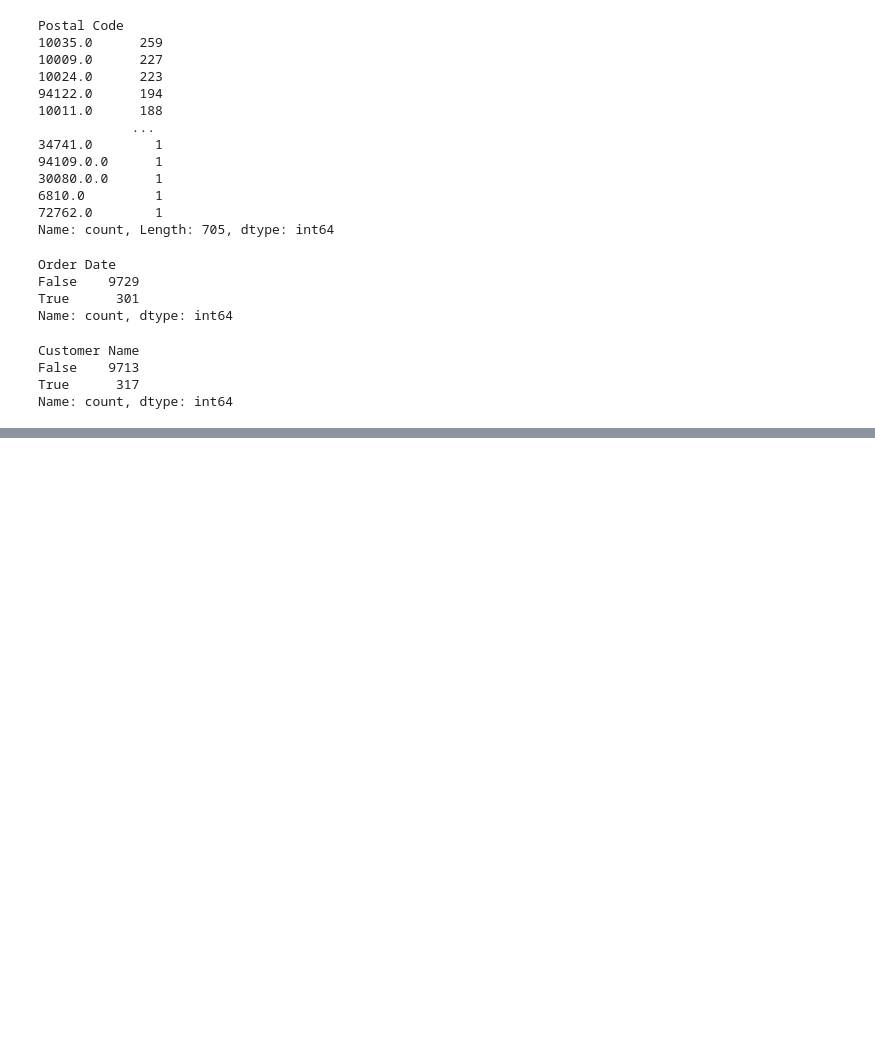
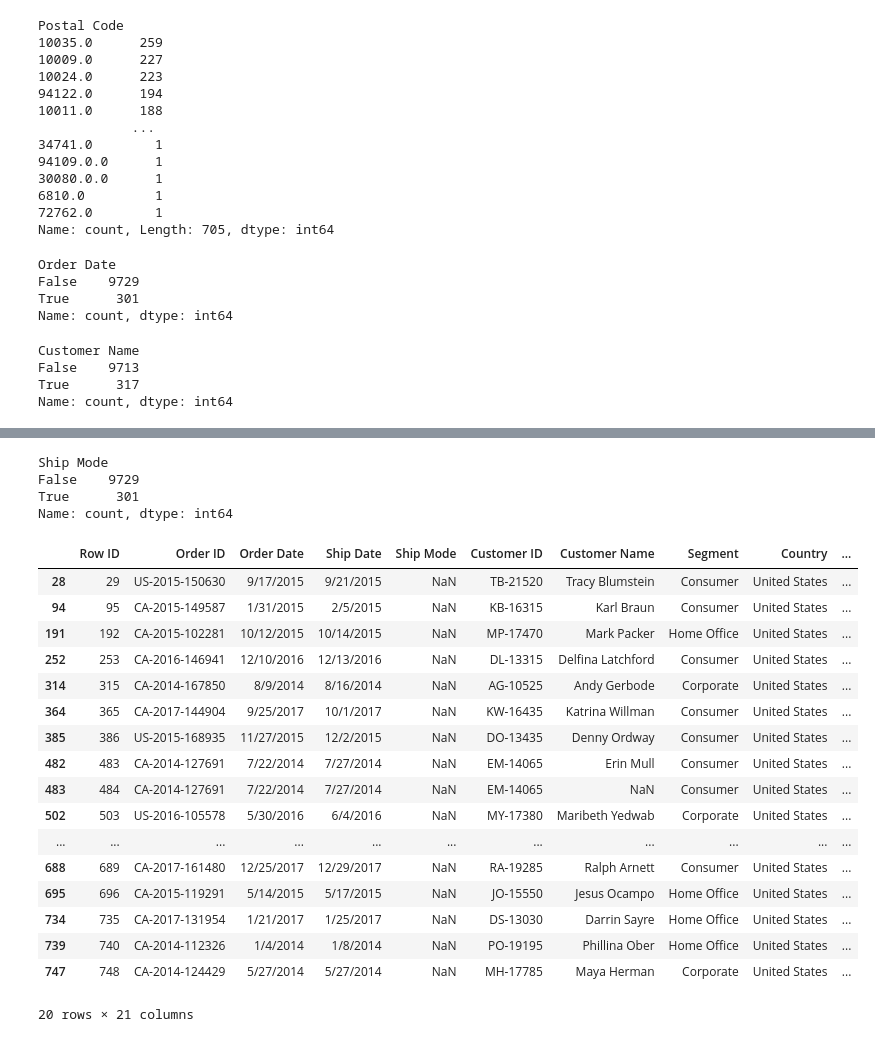
Before and after one commit to NohailaAitHammad/BRIF1_DataStore360, a Jupyter notebook: nootbooks/exploring.ipynb, the cells around one changed output, grey strips where cells are left out. Cells and saved outputs as stored; diff of their text form; code cells hidden in the pictures; blank space fills up the shorter version.

```diff
--- a/nootbooks/exploring.ipynb
+++ b/nootbooks/exploring.ipynb
@@ -345,0 +337,31 @@ dtype: int64
+# %%
+# Ship Mode
+df['Ship Mode'].isna().value_counts()
+# 301 valeurs manquantes
+# %% [output]
+Ship Mode
+False    9729
+True      301
+Name: count, dtype: int64
+# %%
+df[df['Ship Mode'].isna()].head(20)
+#df[df['Ship Mode'].notna()].head(20)
+# %% [output]
+|  | Row ID | Order ID | Order Date | Ship Date | Ship Mode | Customer ID | Customer Name | Segment | Country | ... |
+| 28 | 29 | US-2015-150630 | 9/17/2015 | 9/21/2015 | NaN | TB-21520 | Tracy Blumstein | Consumer | United States | ... |
+| 94 | 95 | CA-2015-149587 | 1/31/2015 | 2/5/2015 | NaN | KB-16315 | Karl Braun | Consumer | United States | ... |
+| 191 | 192 | CA-2015-102281 | 10/12/2015 | 10/14/2015 | NaN | MP-17470 | Mark Packer | Home Office | United States | ... |
+| 252 | 253 | CA-2016-146941 | 12/10/2016 | 12/13/2016 | NaN | DL-13315 | Delfina Latchford | Consumer | United States | ... |
+| 314 | 315 | CA-2014-167850 | 8/9/2014 | 8/16/2014 | NaN | AG-10525 | Andy Gerbode | Corporate | United States | ... |
+| 364 | 365 | CA-2017-144904 | 9/25/2017 | 10/1/2017 | NaN | KW-16435 | Katrina Willman | Consumer | United States | ... |
+| 385 | 386 | US-2015-168935 | 11/27/2015 | 12/2/2015 | NaN | DO-13435 | Denny Ordway | Consumer | United States | ... |
+| 482 | 483 | CA-2014-127691 | 7/22/2014 | 7/27/2014 | NaN | EM-14065 | Erin Mull | Consumer | United States | ... |
+| 483 | 484 | CA-2014-127691 | 7/22/2014 | 7/27/2014 | NaN | EM-14065 | NaN | Consumer | United States | ... |
+| 502 | 503 | US-2016-105578 | 5/30/2016 | 6/4/2016 | NaN | MY-17380 | Maribeth Yedwab | Corporate | United States | ... |
+| ... | ... | ... | ... | ... | ... | ... | ... | ... | ... | ... |
+| 688 | 689 | CA-2017-161480 | 12/25/2017 | 12/29/2017 | NaN | RA-19285 | Ralph Arnett | Consumer | United States | ... |
+| 695 | 696 | CA-2015-119291 | 5/14/2015 | 5/17/2015 | NaN | JO-15550 | Jesus Ocampo | Home Office | United States | ... |
+| 734 | 735 | CA-2017-131954 | 1/21/2017 | 1/25/2017 | NaN | DS-13030 | Darrin Sayre | Home Office | United States | ... |
+| 739 | 740 | CA-2014-112326 | 1/4/2014 | 1/8/2014 | NaN | PO-19195 | Phillina Ober | Home Office | United States | ... |
+| 747 | 748 | CA-2014-124429 | 5/27/2014 | 5/27/2014 | NaN | MH-17785 | Maya Herman | Corporate | United States | ... |
+20 rows × 21 columns
```
Also changed, not shown: parts of 62 cells of this notebook, 2 other files.
